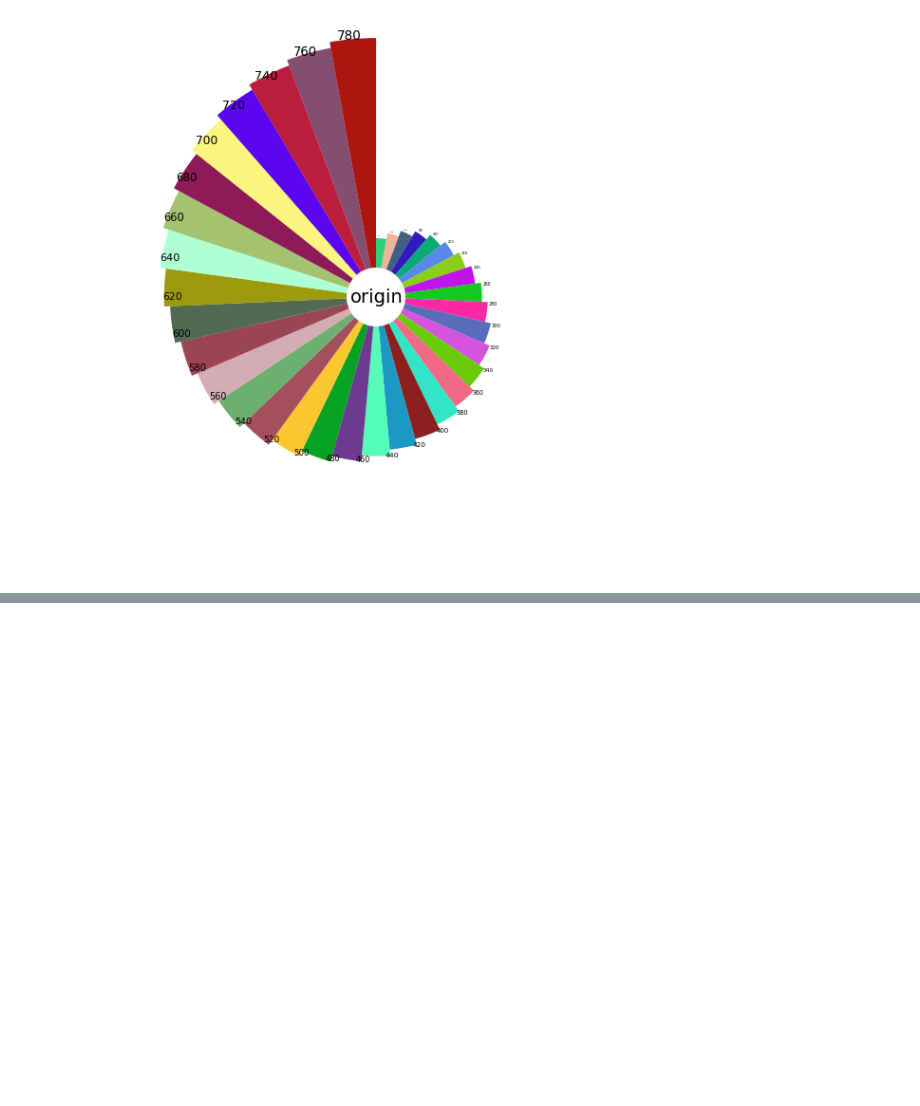
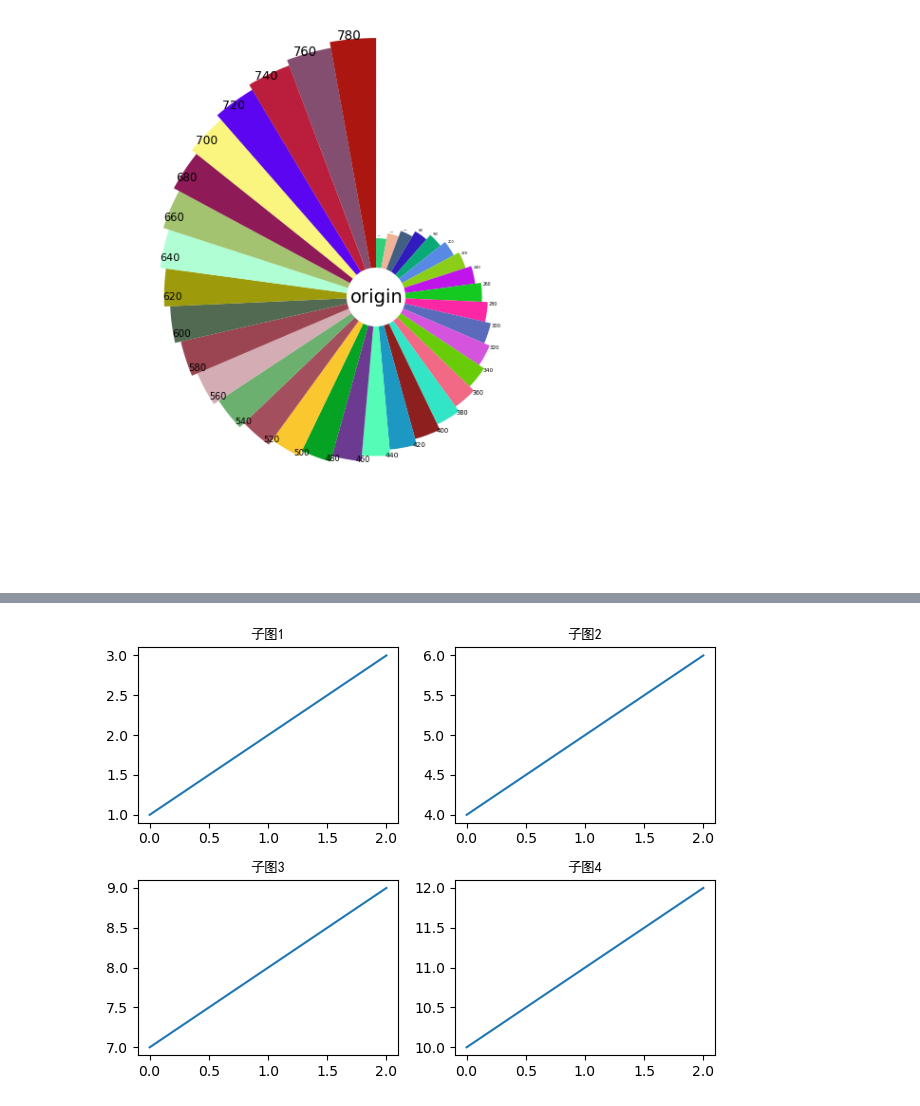
Before and after one commit to grainrain/media-bigdata-analytics, a Jupyter notebook: Chapter07-Matplotlib（2024年2月版本）.ipynb, the cells around one changed output, grey strips where cells are left out. Saved outputs shown, nothing was run; the diff lists cells and outputs as text; code cells hidden in the pictures; blank space fills up the shorter version.

```diff
--- a/Chapter07-Matplotlib（2024年2月版本）.ipynb
+++ b/Chapter07-Matplotlib（2024年2月版本）.ipynb
@@ -529,0 +734,27 @@ plt.savefig('image/polarBar.png',dpi=480) #保存的南丁格尔玫瑰图
+# %%
+
+
+import matplotlib.pyplot as plt
+
+fig = plt.figure()
+
+ax1 = fig.add_subplot(2, 2, 1)  # 2行2列的第1个子图
+ax1.plot([1, 2, 3])
+ax1.set_title('子图1', fontproperties=font_prop)
+
+ax2 = fig.add_subplot(2, 2, 2)  # 2行2列的第2个子图
+ax2.plot([4, 5, 6])
+ax2.set_title('子图2', fontproperties=font_prop)
+
+ax3 = fig.add_subplot(2, 2, 3)  # 2行2列的第3个子图
+ax3.plot([7, 8, 9])
+ax3.set_title('子图3', fontproperties=font_prop)
+
+ax4 = fig.add_subplot(2, 2, 4)  # 2行2列的第4个子图
+ax4.plot([10, 11, 12])
+ax4.set_title('子图4', fontproperties=font_prop)
+
+fig.tight_layout()
+plt.show()
+# %% [output]
+[figure, added]
```
Also changed, not shown: parts of 70 cells of this notebook, 7 other files.
